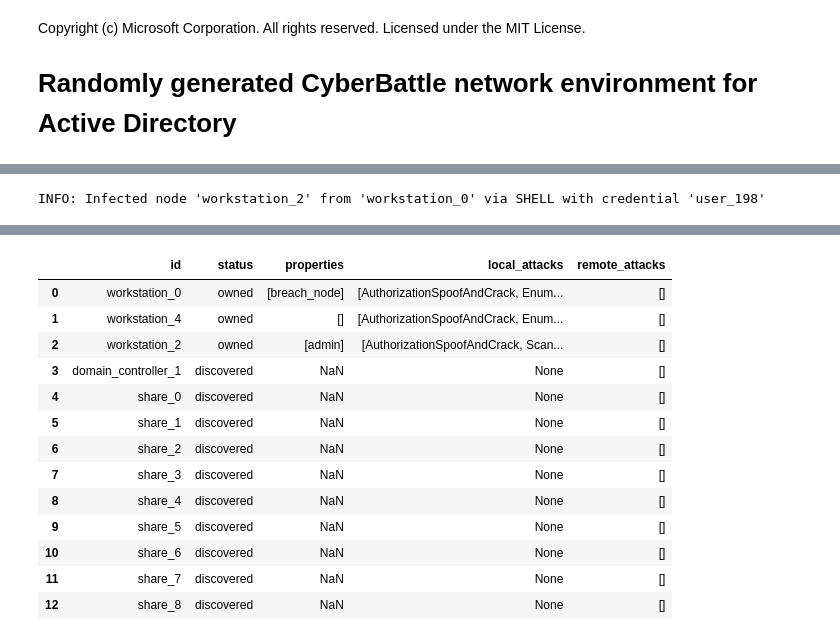
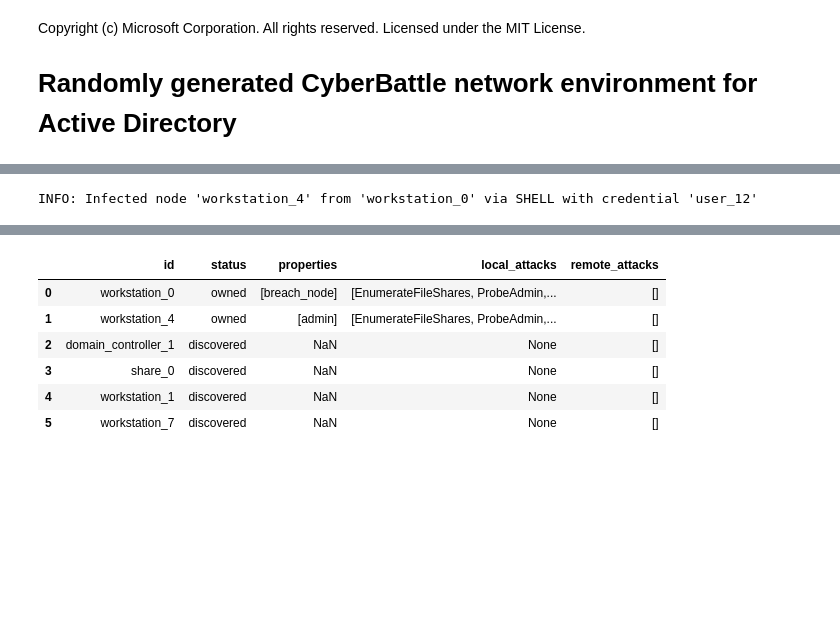
Before and after one commit to microsoft/CyberBattleSim, a Jupyter notebook: notebooks/random_active_directory.ipynb, the cells around one changed output, grey strips where cells are left out. Drawn from its saved outputs; the diff is of its cells as text; code cells hidden in the pictures; blank space fills up the shorter version.

```diff
--- a/notebooks/random_active_directory.ipynb
+++ b/notebooks/random_active_directory.ipynb
@@ -104,22 +81,15 @@ INFO: GOT REWARD:
 # %%
-c2.connect_and_infect("workstation_0", "workstation_2", "SHELL", "user_198")
+c2.connect_and_infect("workstation_0", "workstation_4", "SHELL", "user_12")
 dbg.plot_discovered_network()
 c2.print_all_attacks()
 # %% [output]
-INFO: Infected node 'workstation_2' from 'workstation_0' via SHELL with credential 'user_198'
+INFO: Infected node 'workstation_4' from 'workstation_0' via SHELL with credential 'user_12'
 [interactive output not drawn]
 |  | id | status | properties | local_attacks | remote_attacks |
-| 0 | workstation_0 | owned | [breach_node] | [AuthorizationSpoofAndCrack, Enum... | [] |
-| 1 | workstation_4 | owned | [] | [AuthorizationSpoofAndCrack, Enum... | [] |
-| 2 | workstation_2 | owned | [admin] | [AuthorizationSpoofAndCrack, Scan... | [] |
-| 3 | domain_controller_1 | discovered | NaN | None | [] |
-| 4 | share_0 | discovered | NaN | None | [] |
-| 5 | share_1 | discovered | NaN | None | [] |
-| 6 | share_2 | discovered | NaN | None | [] |
-| 7 | share_3 | discovered | NaN | None | [] |
-| 8 | share_4 | discovered | NaN | None | [] |
-| 9 | share_5 | discovered | NaN | None | [] |
-| 10 | share_6 | discovered | NaN | None | [] |
-| 11 | share_7 | discovered | NaN | None | [] |
-| 12 | share_8 | discovered | NaN | None | [] |
+| 0 | workstation_0 | owned | [breach_node] | [EnumerateFileShares, ProbeAdmin,... | [] |
+| 1 | workstation_4 | owned | [admin] | [EnumerateFileShares, ProbeAdmin,... | [] |
+| 2 | domain_controller_1 | discovered | NaN | None | [] |
+| 3 | share_0 | discovered | NaN | None | [] |
+| 4 | workstation_1 | discovered | NaN | None | [] |
+| 5 | workstation_7 | discovered | NaN | None | [] |
 # %%
```
Also changed, not shown: parts of 9 cells of this notebook, 3 other files.
